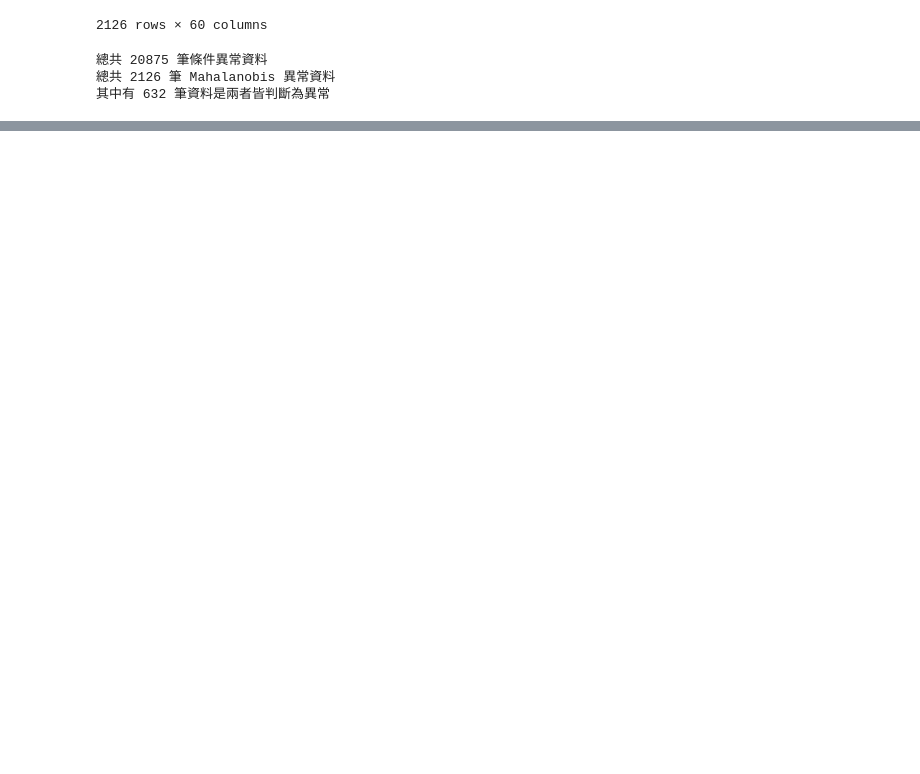
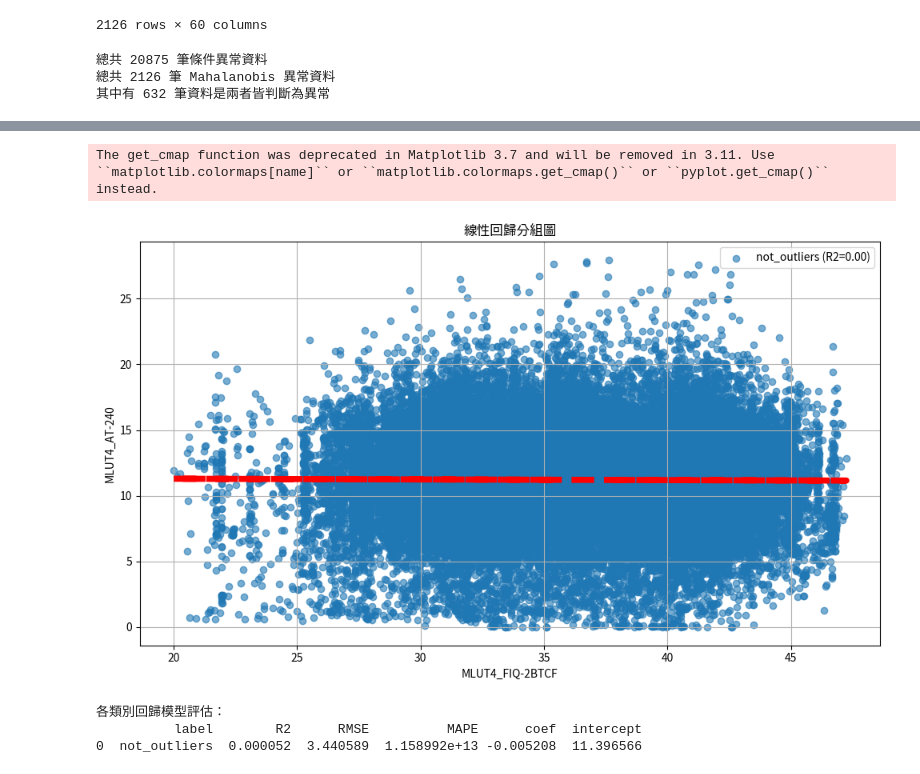
Before and after one commit to skywalker0803r/CFB, a Jupyter notebook: 20250623_issue.ipynb, the cells around one changed output, grey strips where cells are left out. Cells and saved outputs as stored; diff of their text form; code cells hidden in the pictures; blank space fills up the shorter version.

```diff
--- a/20250623_issue.ipynb
+++ b/20250623_issue.ipynb
@@ -274,0 +305,65 @@ fig.show()
+# %%
+import pandas as pd
+import numpy as np
+import matplotlib.pyplot as plt
+from sklearn.linear_model import LinearRegression
+from sklearn.metrics import r2_score, mean_squared_error, mean_absolute_percentage_error
+
+data = data[data['outliers']=='not_outliers'].dropna()
+# 假設你的 DataFrame 名為 data，欄位如下：
+x_col, y_col, label_col = data.columns[0], data.columns[1], data.columns[2]
+
+# 儲存結果
+results = []
+
+# 開一張圖
+plt.figure(figsize=(10, 6))
+colors = plt.cm.get_cmap("tab10")
+
+# 逐類別訓練模型、畫圖
+for i, (label, group) in enumerate(data.groupby(label_col)):
+    X = group[[x_col]].values
+    y = group[y_col].values
+
+    model = LinearRegression()
+    model.fit(X, y)
+    y_pred = model.predict(X)
+
+    # 評估指標
+    r2 = r2_score(y, y_pred)
+    rmse = np.sqrt(mean_squared_error(y, y_pred))
+    mape = mean_absolute_percentage_error(y, y_pred)
+
+    results.append({
+        'label': label,
+        'R2': r2,
+        'RMSE': rmse,
+        'MAPE': mape,
+        'coef': model.coef_[0],
+        'intercept': model.intercept_
+    })
+
+    # 畫散點圖 + 回歸線
+    color = colors(i % 10)
+    plt.scatter(X, y, label=f'{label} (R2={r2:.2f})', alpha=0.6, color=color)
+    plt.plot(X, y_pred, color='red', linestyle='--', linewidth=5.5)
+
+# 圖表設定
+plt.title("線性回歸分組圖")
+plt.xlabel(x_col)
+plt.ylabel(y_col)
+plt.legend()
+plt.grid(True)
+plt.tight_layout()
+plt.show()
+
+# 顯示結果表格
+results_df = pd.DataFrame(results)
+print("各類別回歸模型評估：")
+print(results_df)
+# %% [output]
+The get_cmap function was deprecated in Matplotlib 3.7 and will be removed in 3.11. Use ``matplotlib.colormaps[name]`` or ``matplotlib.colormaps.get_cmap()`` or ``pyplot.get_cmap()`` instead.
+[figure, added]
+各類別回歸模型評估：
+          label        R2      RMSE          MAPE      coef  intercept
+0  not_outliers  0.000052  3.440589  1.158992e+13 -0.005208  11.396566
```
Also changed, not shown: parts of 8 cells of this notebook.
